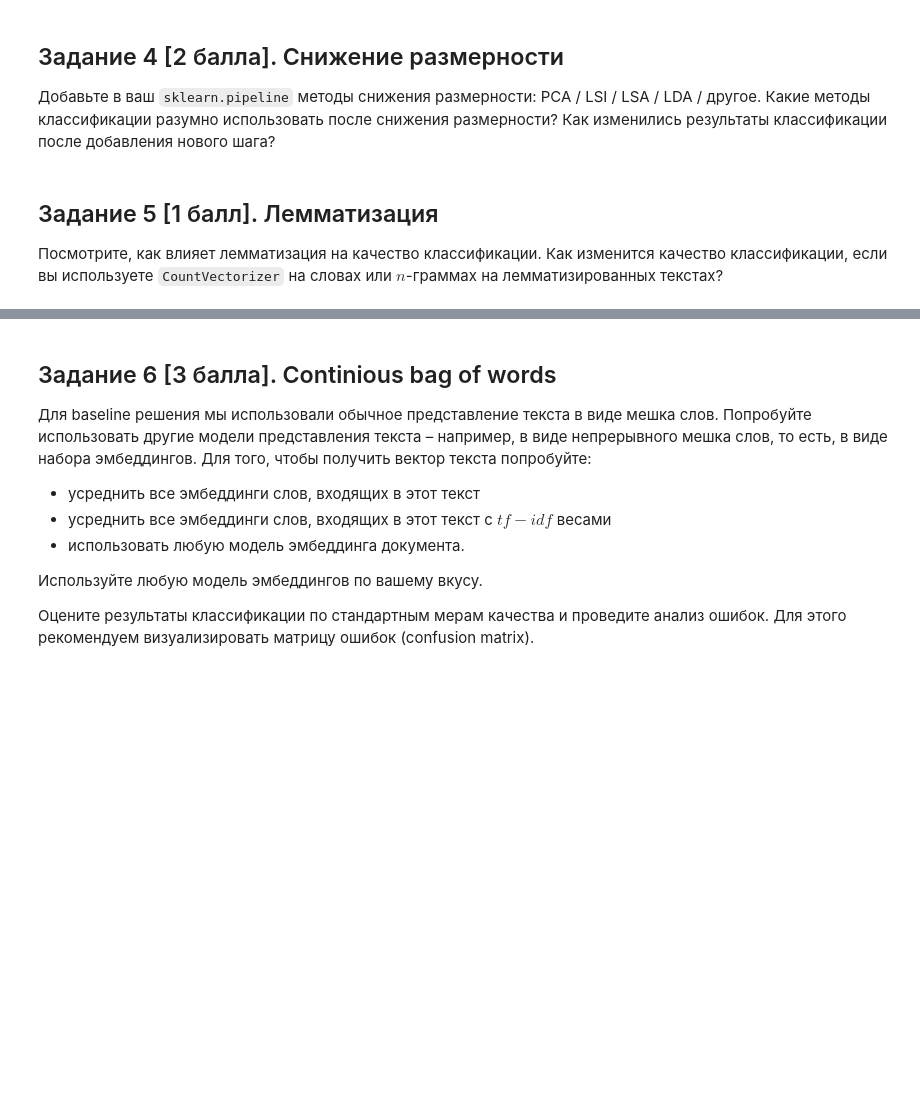
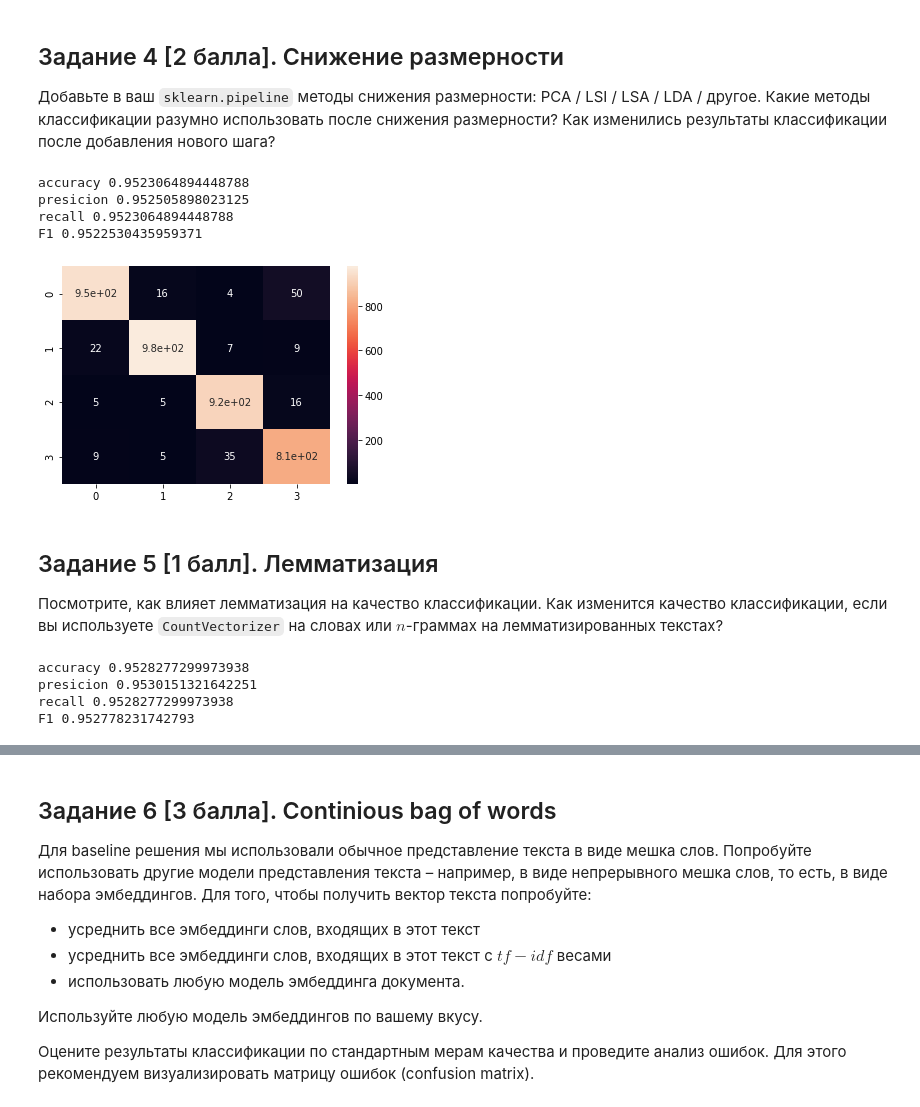
Before and after one commit to leramorozova/DS_Courses, a Jupyter notebook: HW_NLP.ipynb, the cells around one changed output, grey strips where cells are left out. Saved outputs shown, nothing was run; the diff lists cells and outputs as text; code cells hidden in the pictures; blank space fills up the shorter version.

````diff
--- a/HW_NLP.ipynb
+++ b/HW_NLP.ipynb
@@ -279,6 +330,37 @@ sns.heatmap(data=confusion_matrix(y_test, pip_pred))
 # %% [markdown]
 ## Задание 4 [2 балла]. Снижение размерности
 Добавьте в ваш ```sklearn.pipeline```  методы снижения размерности:  PCA / LSI / LSA / LDA / другое. Какие методы классификации разумно использовать после снижения размерности? Как изменились результаты классификации после добавления нового шага?
+# %%
+from sklearn.decomposition import TruncatedSVD
+
+tsvd = TruncatedSVD(n_components=10)
+cvec = CountVectorizer()
+tf_idf = TfidfTransformer()
+KNN = KNeighborsClassifier()
+
+pip = Pipeline([('vectorize', cvec),
+                ('tf-idf', tf_idf),
+                ('pca', tsvd),
+                ('classify', KNN)
+                    ])
+
+pip.fit(X_train.text.values.astype('U'), y_train)
+pip_pred = pip.predict(X_test.text.values.astype('U'))
+
+print("accuracy", accuracy_score(pip_pred, y_test))
+print("presicion", precision_score(pip_pred, y_test, average='weighted'))
+print("recall", recall_score(pip_pred, y_test, average='weighted'))
+print("F1", f1_score(pip_pred, y_test, average='weighted'))
+# %% [output]
+accuracy 0.9523064894448788
+presicion 0.952505898023125
+recall 0.9523064894448788
+F1 0.9522530435959371
+# %%
+sns.heatmap(data=confusion_matrix(y_test, pip_pred), annot=True)
+plt.show()
+# %% [output]
+[figure, added]
 # %% [markdown]
 ## Задание 5 [1 балл]. Лемматизация
 Посмотрите, как влияет лемматизация на качество классификации. Как изменится качество классификации, если вы используете ```CountVectorizer``` на словах или $n$-граммах на лемматизированных текстах?
@@ -286,0 +371,24 @@ sns.heatmap(data=confusion_matrix(y_test, pip_pred))
+# %%
+tsvd = TruncatedSVD(n_components=10)
+cvec = CountVectorizer()
+tf_idf = TfidfTransformer()
+KNN = KNeighborsClassifier()
+
+pip = Pipeline([('vectorize', cvec),
+                ('tf-idf', tf_idf),
+                ('pca', tsvd),
+                ('classify', KNN)
+                    ])
+
+pip.fit(X_train.text.values.astype('U'), y_train)
+lem_pred = pip.predict(X_test.text.values.astype('U'))
+
+print("accuracy", accuracy_score(lem_pred, y_test))
+print("presicion", precision_score(lem_pred, y_test, average='weighted'))
+print("recall", recall_score(lem_pred, y_test, average='weighted'))
+print("F1", f1_score(lem_pred, y_test, average='weighted'))
+# %% [output]
+accuracy 0.9528277299973938
+presicion 0.9530151321642251
+recall 0.9528277299973938
+F1 0.952778231742793
````
Also changed, not shown: parts of 14 cells of this notebook.
